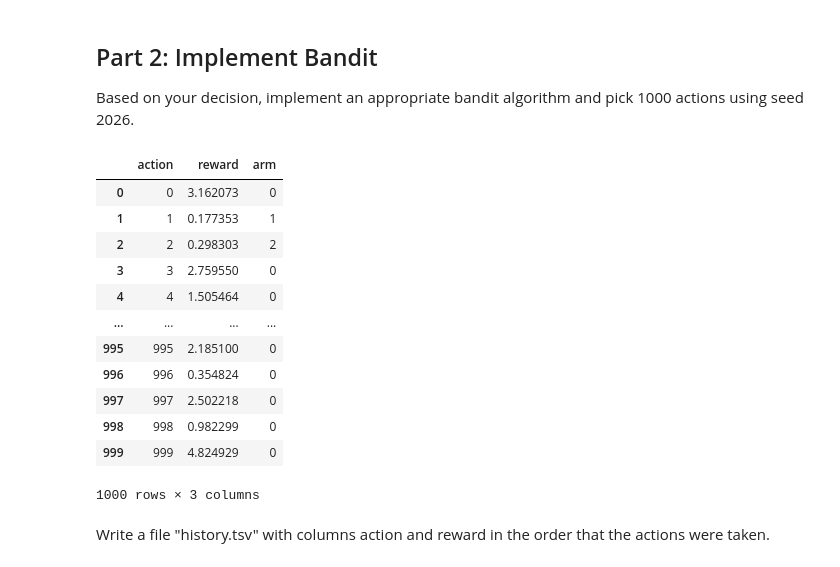
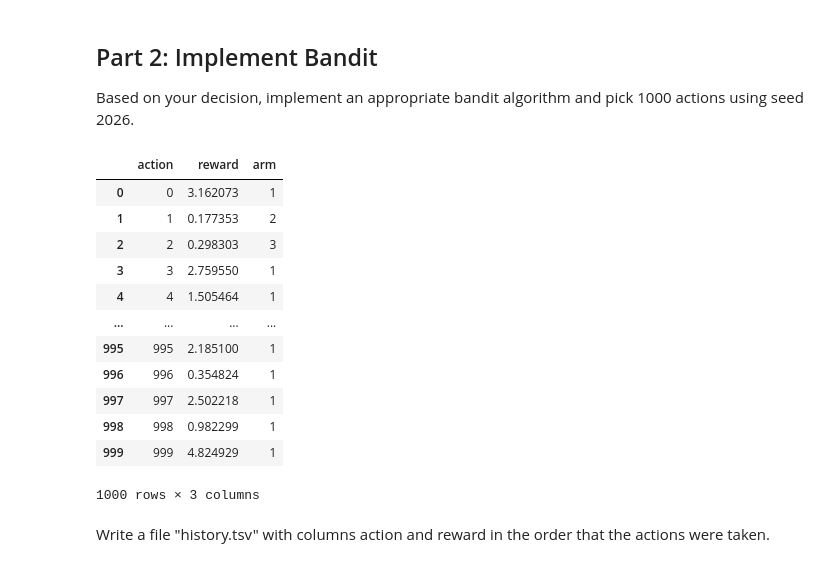
Before and after one commit to aidandig/dx704-project-03, a Jupyter notebook: dx704-project-03.ipynb, the cells around one changed output. Cells and saved outputs as stored; diff of their text form; code cells hidden in the pictures.

```diff
--- a/dx704-project-03.ipynb
+++ b/dx704-project-03.ipynb
@@ -125,46 +125,46 @@ arm_chosen = []
 # initial selection of each arm
 for arm in range(n_arms):
     reward = bandit.get_reward(arm)
     counts[arm] += 1
     total_rewards[arm] += reward
 
     actions.append(arm)
     rewards.append(reward)
-    arm_chosen.append(arm)
+    arm_chosen.append(arm + 1) # store arms as 1, 2, 3 rather than 0, 1, 2
 
 for i in range(n_arms, n_actions):
     exploitation_term = total_rewards / counts
     exploration_term = np.sqrt((2 * np.log(i + 1)) / counts)
     selected_arm = int(np.argmax(exploitation_term + exploration_term))
 
     reward = bandit.get_reward(selected_arm)
     counts[selected_arm] += 1
     total_rewards[selected_arm] += reward
 
     actions.append(i)
     rewards.append(reward)
-    arm_chosen.append(selected_arm)
+    arm_chosen.append(selected_arm + 1) # store arms as 1, 2, 3 rather than 0, 1, 2
 
 df = pd.DataFrame({
     'action': actions,
     'reward': rewards,
     'arm': arm_chosen
 })
 
 df
 # %% [output]
 |  | action | reward | arm |
-| 0 | 0 | 3.162073 | 0 |
-| 1 | 1 | 0.177353 | 1 |
-| 2 | 2 | 0.298303 | 2 |
-| 3 | 3 | 2.759550 | 0 |
-| 4 | 4 | 1.505464 | 0 |
+| 0 | 0 | 3.162073 | 1 |
+| 1 | 1 | 0.177353 | 2 |
+| 2 | 2 | 0.298303 | 3 |
+| 3 | 3 | 2.759550 | 1 |
+| 4 | 4 | 1.505464 | 1 |
 | ... | ... | ... | ... |
-| 995 | 995 | 2.185100 | 0 |
-| 996 | 996 | 0.354824 | 0 |
-| 997 | 997 | 2.502218 | 0 |
-| 998 | 998 | 0.982299 | 0 |
-| 999 | 999 | 4.824929 | 0 |
+| 995 | 995 | 2.185100 | 1 |
+| 996 | 996 | 0.354824 | 1 |
+| 997 | 997 | 2.502218 | 1 |
+| 998 | 998 | 0.982299 | 1 |
+| 999 | 999 | 4.824929 | 1 |
 1000 rows × 3 columns
 # %% [markdown]
 Write a file "history.tsv" with columns action and reward in the order that the actions were taken.
```
Also changed, not shown: parts of 2 cells of this notebook, 2 other files.
